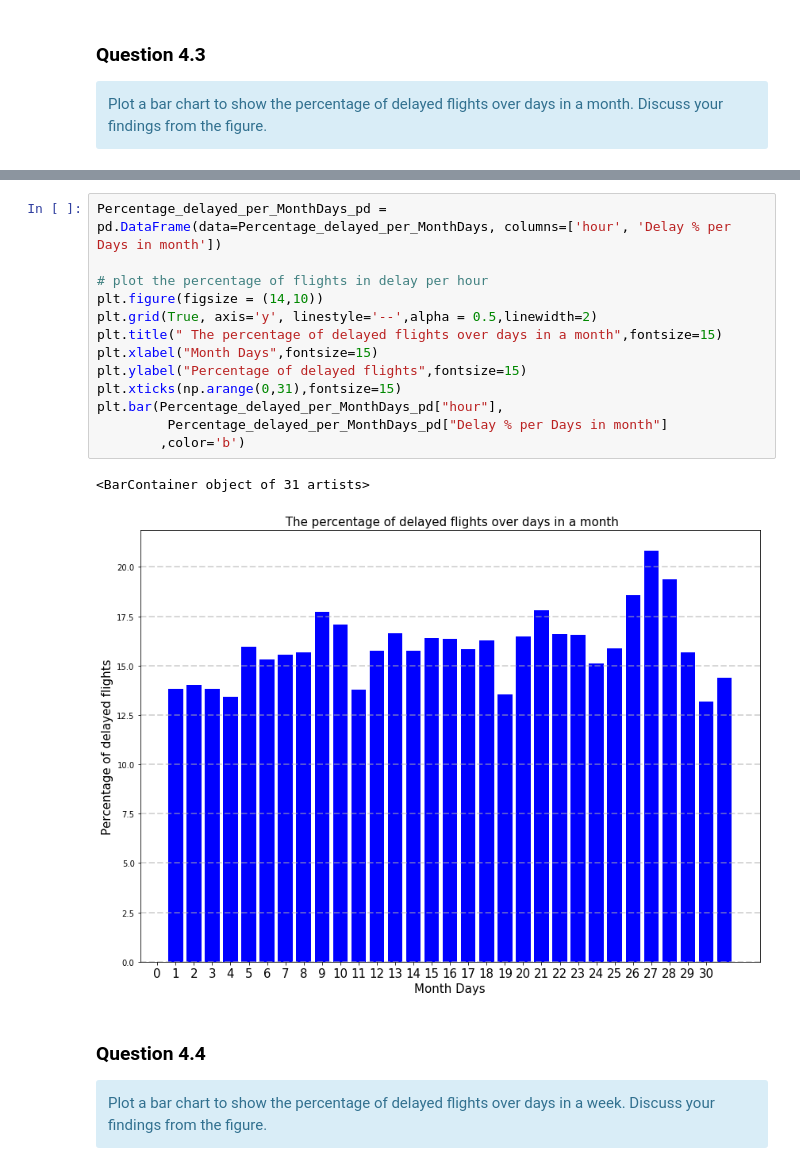
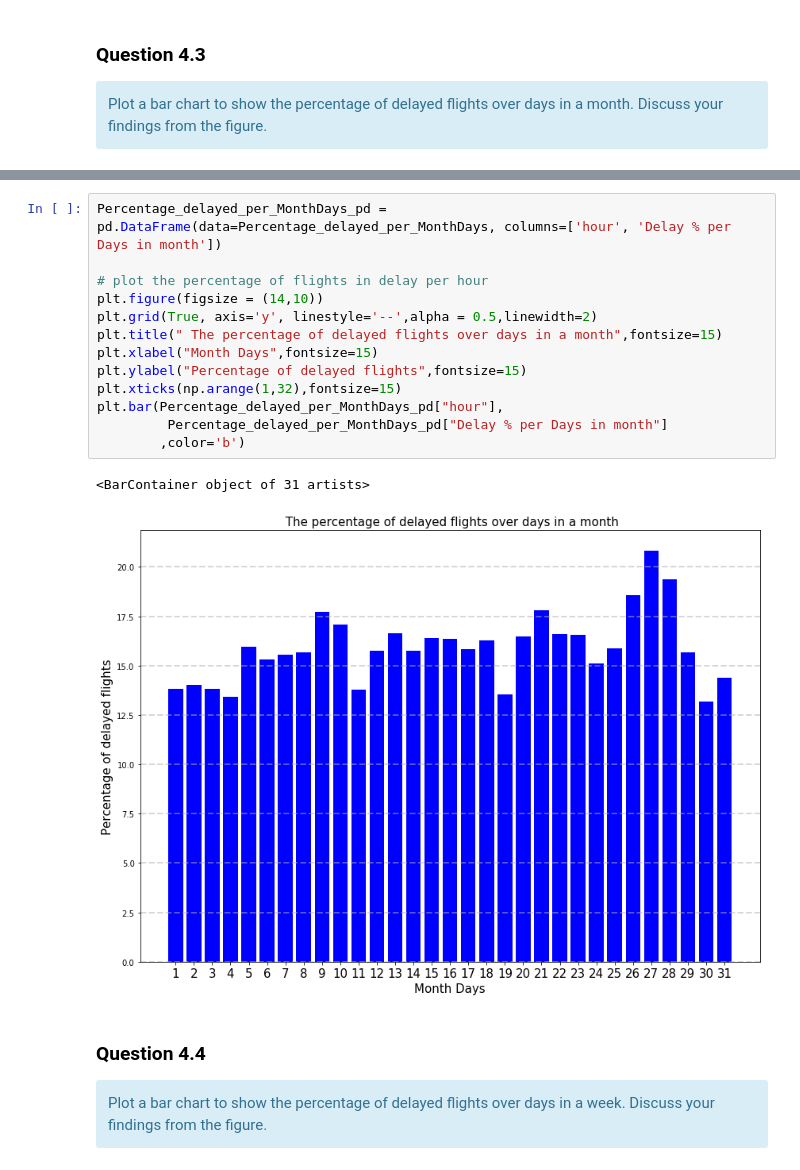
Before and after one commit to kandakji/SparkSQL-Analysis-Aviation-Data, a Jupyter notebook: SPARSQL.ipynb, the cells around one changed output, grey strips where cells are left out. Cells and saved outputs as stored; diff of their text form.

```diff
--- a/SPARSQL.ipynb
+++ b/SPARSQL.ipynb
@@ -1102,19 +1046,19 @@ only showing top 20 rows
 # %%
 Percentage_delayed_per_MonthDays_pd = pd.DataFrame(data=Percentage_delayed_per_MonthDays, columns=['hour', 'Delay % per Days in month'])
 
 # plot the percentage of flights in delay per hour
 plt.figure(figsize = (14,10))
 plt.grid(True, axis='y', linestyle='--',alpha = 0.5,linewidth=2)
 plt.title(" The percentage of delayed flights over days in a month",fontsize=15)
 plt.xlabel("Month Days",fontsize=15)
 plt.ylabel("Percentage of delayed flights",fontsize=15)
-plt.xticks(np.arange(0,31),fontsize=15)
+plt.xticks(np.arange(1,32),fontsize=15)
 plt.bar(Percentage_delayed_per_MonthDays_pd["hour"],
          Percentage_delayed_per_MonthDays_pd["Delay % per Days in month"]
         ,color='b')
 # %% [output]
 <BarContainer object of 31 artists>
-[figure, old version]
+[figure, new version]
 # %% [markdown]
 ### Question 4.4
 
```
Also changed, not shown: parts of 17 cells of this notebook.
